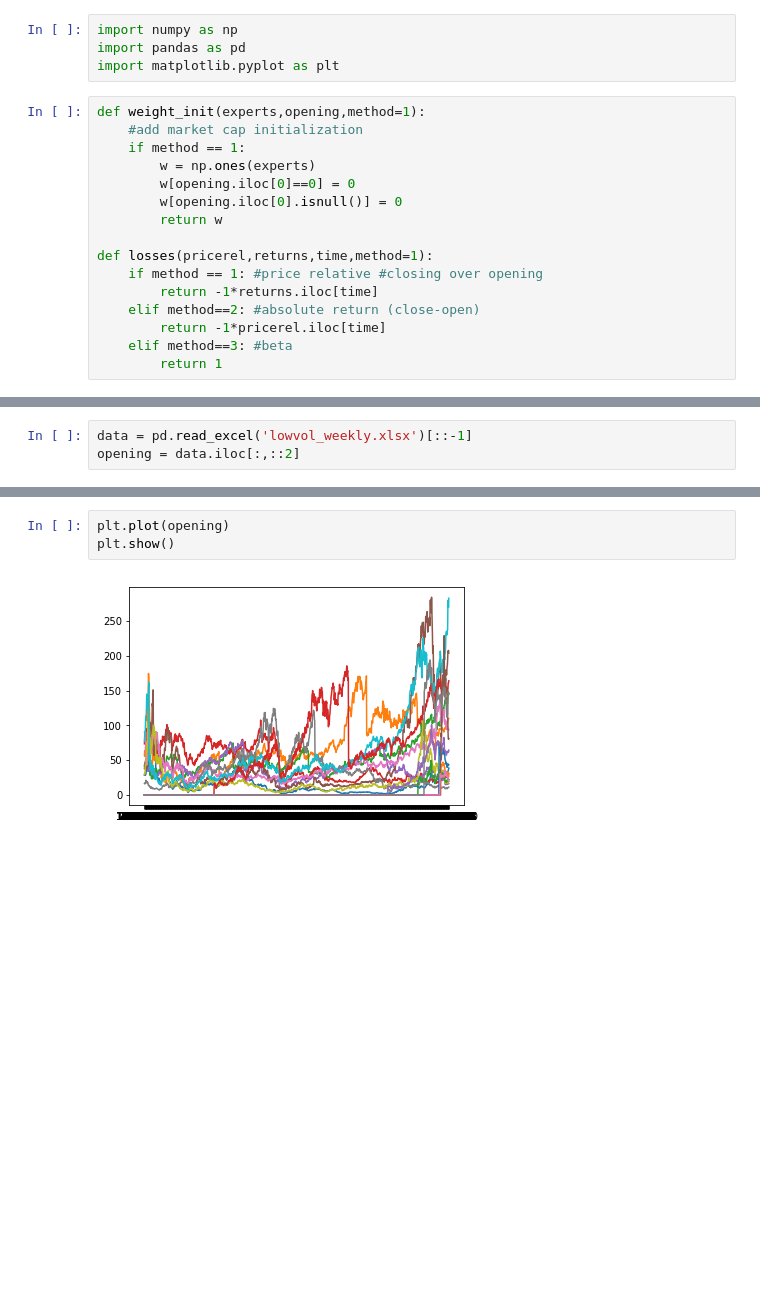
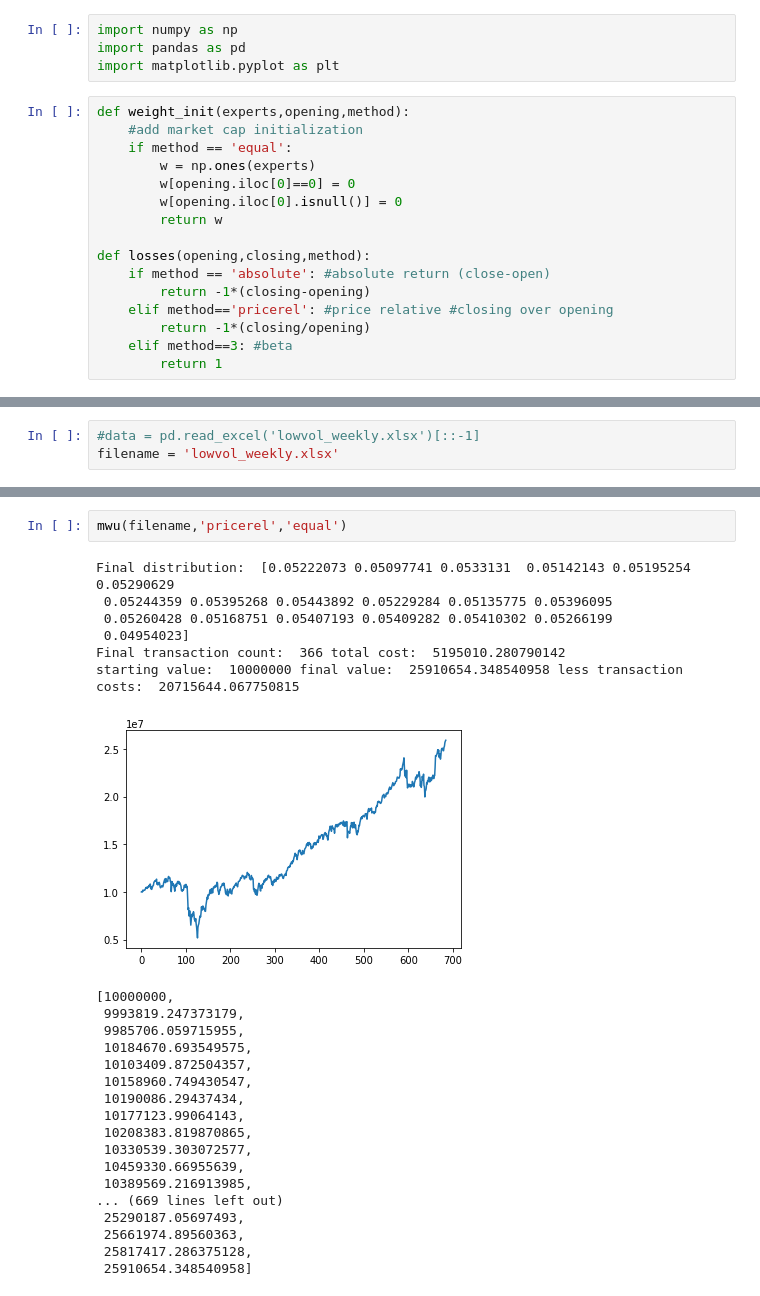
Before and after one commit to soujanyaduggirala/OnlineLearningStockPortfolios, a Jupyter notebook: mwu.ipynb, the cells around one changed output, grey strips where cells are left out. Drawn from its saved outputs; the diff is of its cells as text; blank space fills up the shorter version.

```diff
--- a/mwu.ipynb
+++ b/mwu.ipynb
@@ -3,19 +3,19 @@ import numpy as np
 import pandas as pd
 import matplotlib.pyplot as plt
 # %%
-def weight_init(experts,opening,method=1):
+def weight_init(experts,opening,method):
     #add market cap initialization
-    if method == 1:
+    if method == 'equal':
         w = np.ones(experts)
         w[opening.iloc[0]==0] = 0
         w[opening.iloc[0].isnull()] = 0
         return w
 
-def losses(pricerel,returns,time,method=1):
-    if method == 1: #price relative #closing over opening
-        return -1*returns.iloc[time]
-    elif method==2: #absolute return (close-open)
-        return -1*pricerel.iloc[time]
+def losses(opening,closing,method):
+    if method == 'absolute': #absolute return (close-open)
+        return -1*(closing-opening)
+    elif method=='pricerel': #price relative #closing over opening
+        return -1*(closing/opening)
     elif method==3: #beta
         return 1
 # %%
@@ -124,5 +128,5 @@ def mwu(data,lossmethod,weightmethod):
     plt.show()
     return values
 # %%
-data = pd.read_excel('lowvol_weekly.xlsx')[::-1]
-opening = data.iloc[:,::2]
+#data = pd.read_excel('lowvol_weekly.xlsx')[::-1]
+filename = 'lowvol_weekly.xlsx'
@@ -183,5 +133,27 @@ starting value:  10000000 final value:  25402864.247795418 less transaction cost
-# %%
-plt.plot(opening)
-plt.show()
-# %% [output]
-[figure, removed]
+# %%
+mwu(filename,'pricerel','equal')
+# %% [output]
+Final distribution:  [0.05222073 0.05097741 0.0533131  0.05142143 0.05195254 0.05290629
+ 0.05244359 0.05395268 0.05443892 0.05229284 0.05135775 0.05396095
+ 0.05260428 0.05168751 0.05407193 0.05409282 0.05410302 0.05266199
+ 0.04954023]
+Final transaction count:  366 total cost:  5195010.280790142
+starting value:  10000000 final value:  25910654.348540958 less transaction costs:  20715644.067750815
+[figure, added]
+[10000000,
+ 9993819.247373179,
+ 9985706.059715955,
+ 10184670.693549575,
+ 10103409.872504357,
+ 10158960.749430547,
+ 10190086.29437434,
+ 10177123.99064143,
+ 10208383.819870865,
+ 10330539.303072577,
+ 10459330.66955639,
+ 10389569.216913985,
+... (669 lines left out)
+ 25290187.05697493,
+ 25661974.89560363,
+ 25817417.286375128,
+ 25910654.348540958]
```
Also changed, not shown: parts of 5 cells of this notebook.
